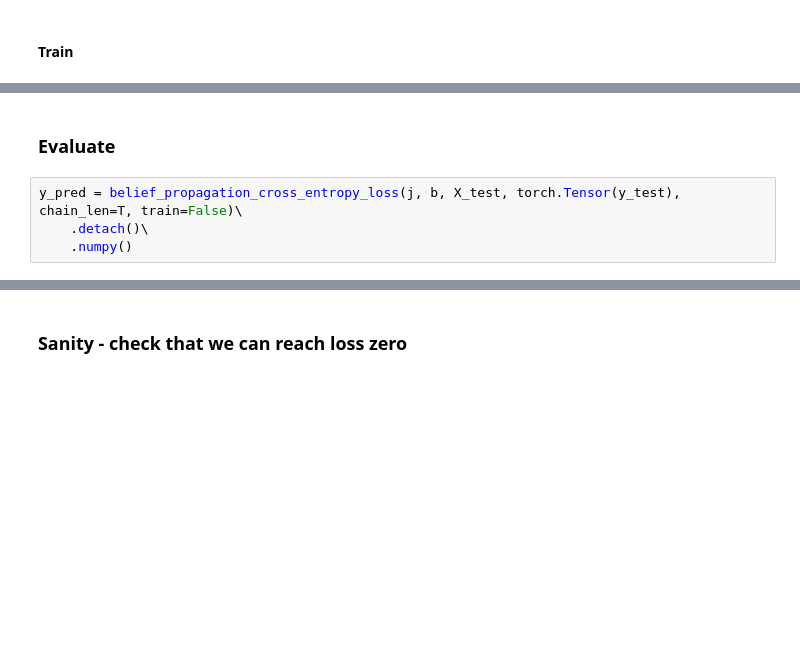
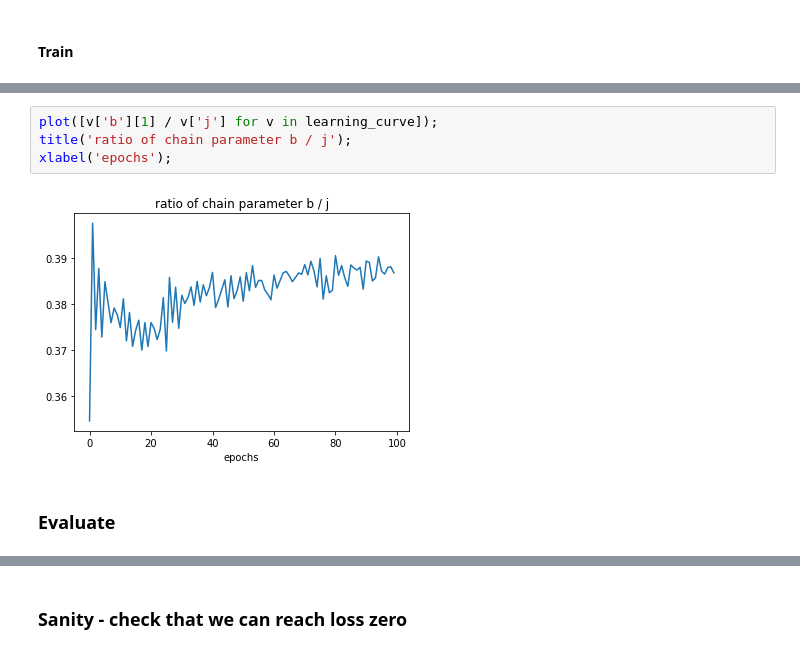
Before and after one commit to shaharazulay/hidden-markov-models, a Jupyter notebook: hmm/simulation.ipynb, the cells around one changed output, grey strips where cells are left out. Cells and saved outputs as stored; diff of their text form; blank space fills up the shorter version.

Commit message:
some changes to training notebook + original code

```diff
--- a/hmm/simulation.ipynb
+++ b/hmm/simulation.ipynb
@@ -354,6 +294,8 @@ Text(0.5, 0, 'epochs')
+# %%
+plot([v['b'][1] / v['j'] for v in learning_curve]);
+title('ratio of chain parameter b / j');
+xlabel('epochs');
+# %% [output]
+[figure, added]
 # %% [markdown]
 ### Evaluate
-# %%
-y_pred = belief_propagation_cross_entropy_loss(j, b, X_test, torch.Tensor(y_test), chain_len=T, train=False)\
-    .detach()\
-    .numpy()
```
Also changed, not shown: parts of 27 cells of this notebook, 2 other files.
